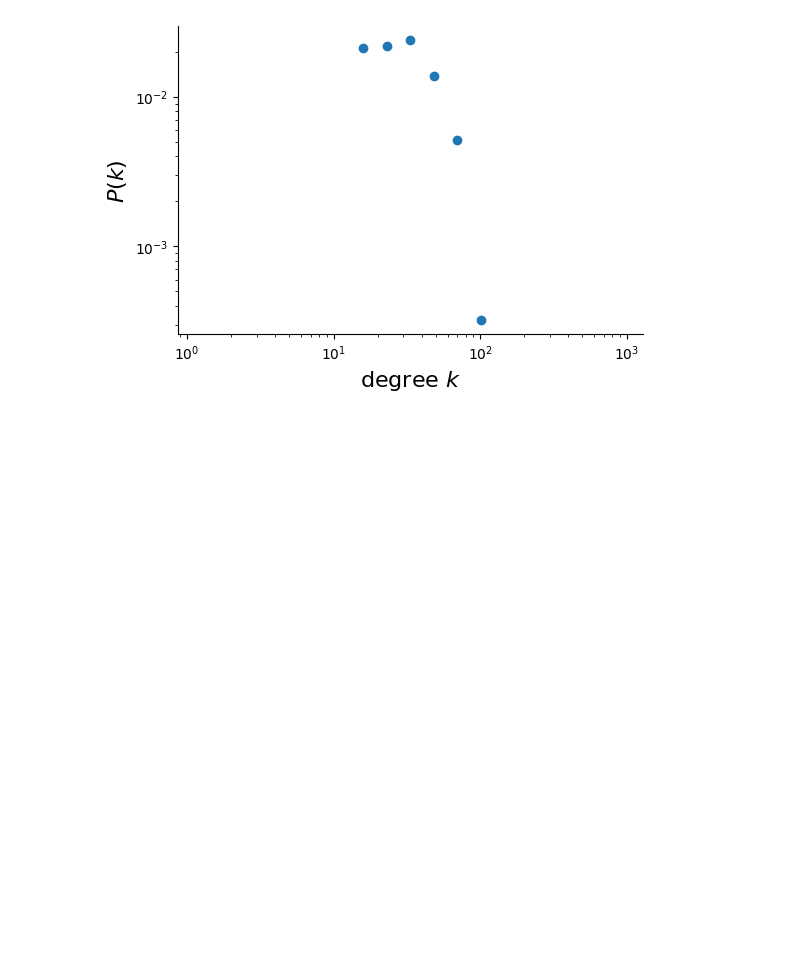
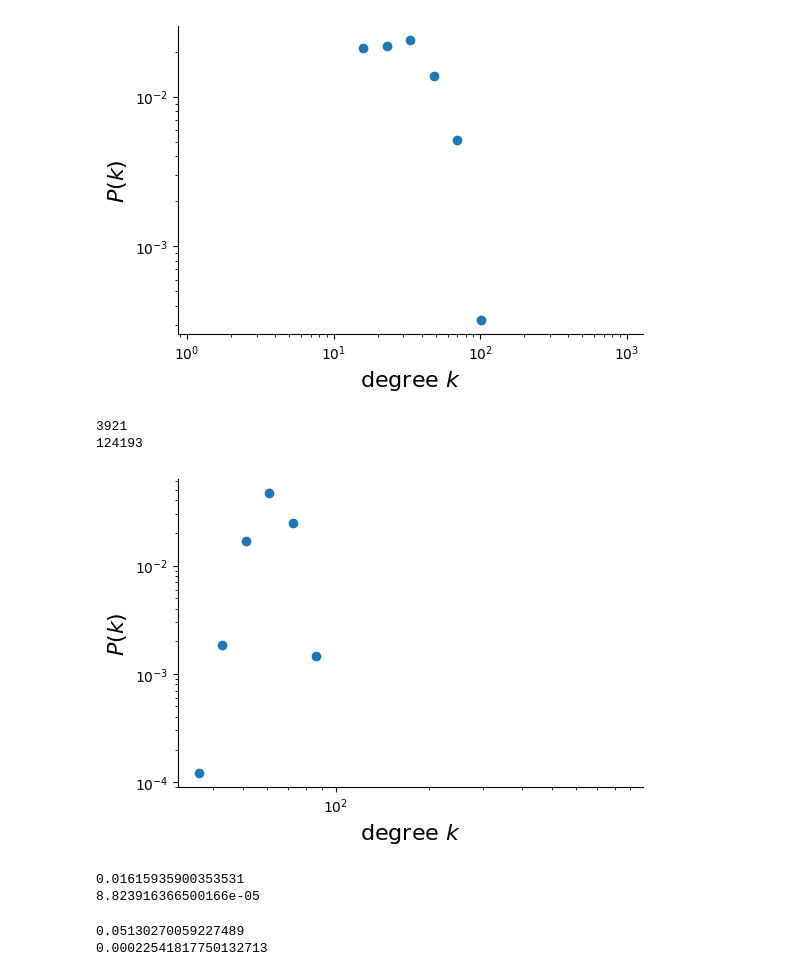
Before and after one commit to MarkusP1/CPSC-572-PROJ, a Jupyter notebook: nba_social_network.ipynb, the cells around one changed output. Cells and saved outputs as stored; diff of their text form; code cells hidden in the pictures; blank space fills up the shorter version.

Commit message:
added clustering calcs

```diff
--- a/nba_social_network.ipynb
+++ b/nba_social_network.ipynb
@@ -168,3 +171,36 @@ plot_degree_dist(subsetGraph2)
 [figure]
 # %%
 nx.write_graphml(subsetGraph2, "subset2.graphml")
+# %%
+G = nx.Graph()
+# %%
+added_player = []
+players = []
+for x in range(len(df)):
+    if df.loc[x]['Tm'] not in ['TOT']:
+        player =  df.loc[x]["Player"]
+        team =  df.loc[x]["Tm"]
+        year = df.loc[x]["Year"]
+        idv_player = []
+        idv_player.append(player)
+        idv_player.append(team)
+        idv_player.append(year)
+        players.append(idv_player)
+    if player not in added_player:
+        G.add_node(player, type='player', year=year, color='green')
+        added_player.append(player)
+    else:
+        (G.nodes[player]['year']) = year
+
+for player1 in players:
+    for player2 in players:
+        if player1[1] == player2[1] and player1[2] == player2[2]:
+            G.add_edge(player1[0], player2[0], team=player2[1], year=int(player2[2]))
+# %%
+# print(G.nodes)
+print(G.number_of_nodes())
+print(G.number_of_edges())
+nx.write_graphml(G,'nbadestemp.graphml')
+# %% [output]
+3921
+124193
@@ -170,0 +256,45 @@ nx.write_graphml(subsetGraph2, "subset2.graphml")
+# %%
+GN = len(G.nodes())
+max_L = GN*(GN-1)/2
+actual_L = len(G.edges())
+p = actual_L/max_L
+
+ER = nx.erdos_renyi_graph(GN, p, directed=False)
+
+plot_degree_dist(ER)
+# %% [output]
+[figure, added]
+# %%
+# This is just one instance of a random graph. We need to create an ensemble.
+
+clustering_ER = []
+
+for i in range(1000): # 1000 is better
+
+    ER = nx.erdos_renyi_graph(GN, p, directed=False)
+    C_ER = np.mean(list(nx.clustering(ER).values()))
+    clustering_ER.append(C_ER)
+
+
+print(np.mean(clustering_ER))
+print(np.std(clustering_ER))
+# %% [output]
+0.01615935900353531
+8.823916366500166e-05
+# %%
+# Let's create the ensemble.
+
+clustering_DP = []
+
+for i in range(1000): # 1000 is better
+
+    double_edge_swap(G,nswap=10*G.number_of_edges(),max_tries=10000000)
+    C_DP = np.mean(list(nx.clustering(G).values()))
+    clustering_DP.append(C_DP)
+
+
+print(np.mean(clustering_DP))
+print(np.std(clustering_DP))
+# %% [output]
+0.05130270059227489
+0.00022541817750132713
```
Also changed, not shown: parts of 2 cells of this notebook, 4 other files.
